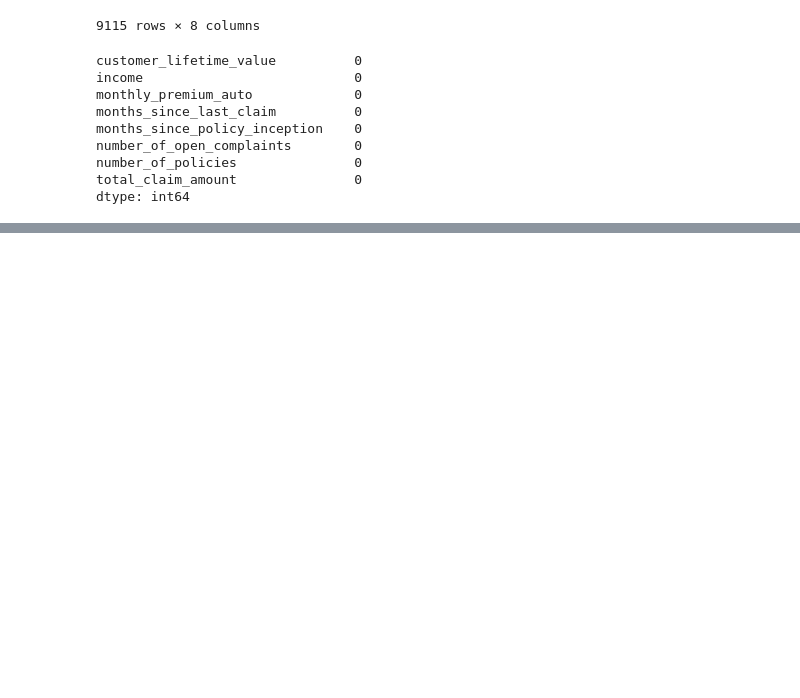
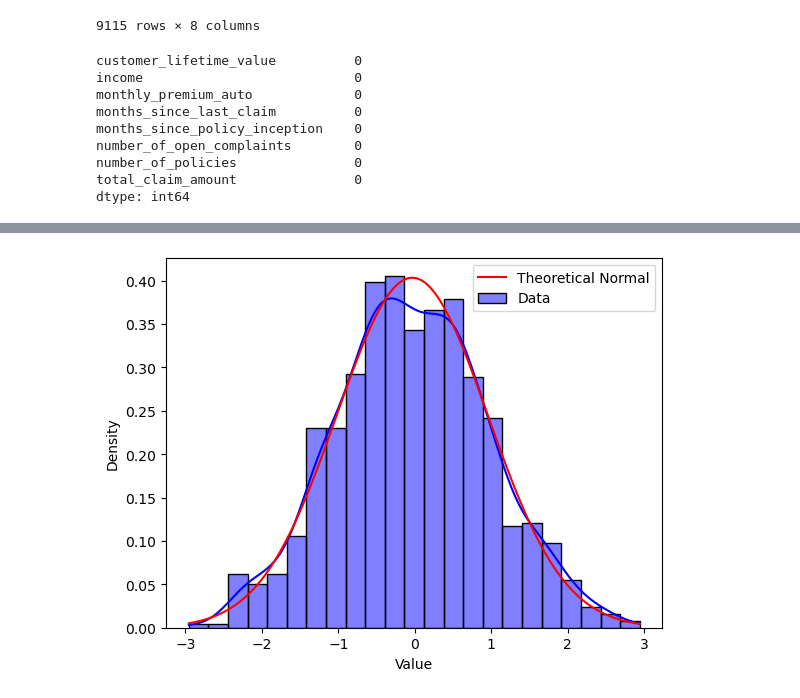
Before and after one commit to MawadaKa/lab-cleaning-numerical-data, a Jupyter notebook: files_for_lab/lab-cleaning-numerical-data.ipynb, the cells around one changed output, grey strips where cells are left out. Saved outputs shown, nothing was run; the diff lists cells and outputs as text; code cells hidden in the pictures; blank space fills up the shorter version.

Commit message:
Solve Lab | Random variable distributions

```diff
--- a/files_for_lab/lab-cleaning-numerical-data.ipynb
+++ b/files_for_lab/lab-cleaning-numerical-data.ipynb
@@ -269,0 +264,29 @@ R2 Score: 0.9885532591414944
+# %%
+import seaborn as sns
+import matplotlib.pyplot as plt
+import numpy as np
+from scipy.stats import norm, expon
+
+# Example data
+data = np.random.normal(loc=0, scale=1, size=1000)  # Example normal distribution data
+
+# Plot the distribution
+sns.histplot(data, kde=True, stat='density', color='blue', label='Data')
+
+# Plot the theoretical normal distribution
+x = np.linspace(min(data), max(data), 100)
+plt.plot(x, norm.pdf(x, loc=np.mean(data), scale=np.std(data)), color='red', label='Theoretical Normal')
+
+# Plot the theoretical exponential distribution (uncomment this section if you want to check for exponential distribution)
+# x = np.linspace(0, max(data), 100)
+# plt.plot(x, expon.pdf(x, scale=np.mean(data)), color='green', label='Theoretical Exponential')
+
+# Add legend and labels
+plt.legend()
+plt.xlabel('Value')
+plt.ylabel('Density')
+
+# Show plot
+plt.show()
+# %% [output]
+[figure, added]
```
Also changed, not shown: parts of 2 cells of this notebook.
